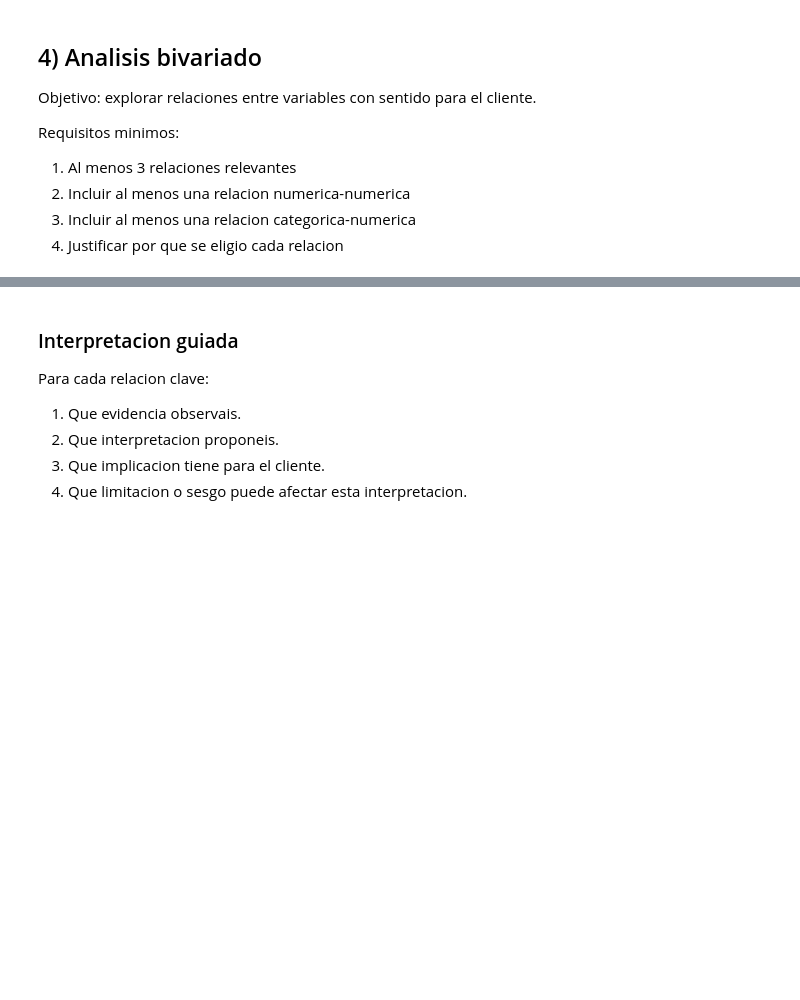
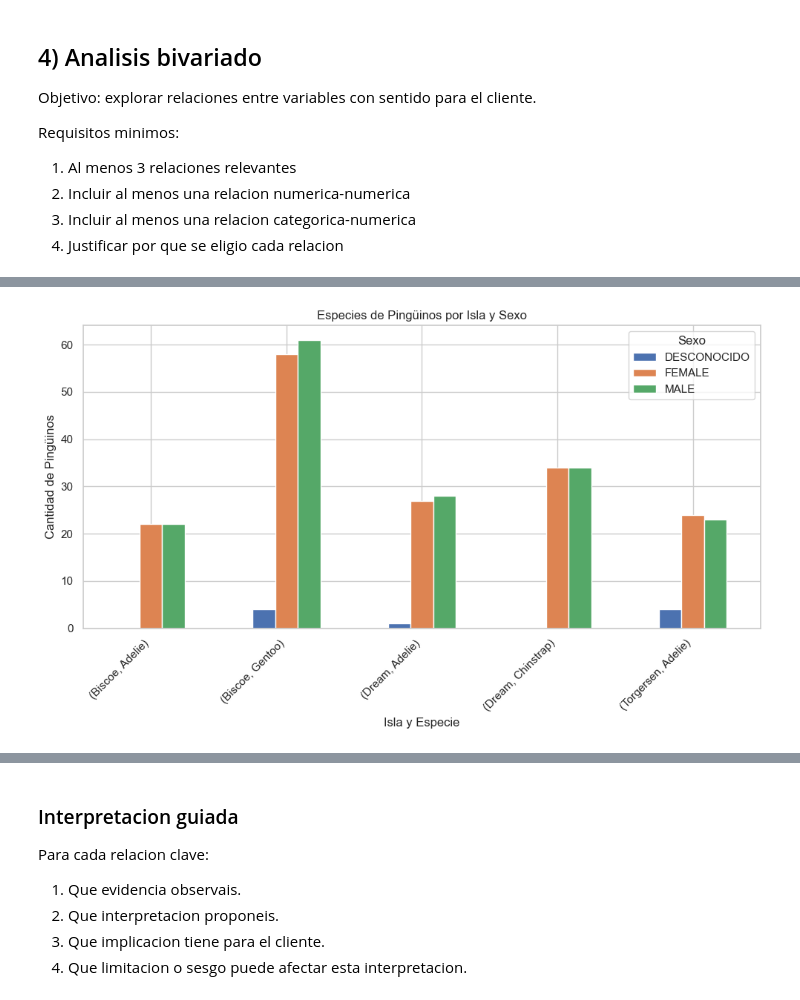
Before and after one commit to JosePuges/Proyecto-pinguino-Team-3, a Jupyter notebook: proyecto-curie-pinguinos.ipynb, the cells around one changed output, grey strips where cells are left out. Drawn from its saved outputs; the diff is of its cells as text; code cells hidden in the pictures; blank space fills up the shorter version.

```diff
--- a/proyecto-curie-pinguinos.ipynb
+++ b/proyecto-curie-pinguinos.ipynb
@@ -552,18 +611,20 @@ plt.show()
 # %%
 # Contamos cuántos pingüinos hay de cada especie en cada isla
-conteo = df_limpio.groupby(['island', 'species']).size().unstack(fill_value=0)
+conteo = df_limpio.groupby(['island', 'species', 'sex']).size().unstack(fill_value=0)
 
 # groupby(['island', 'species']) — agrupa por isla y especie a la vez.
 # .size() — cuenta cuántos pingüinos hay en cada combinación.
 # .unstack() — convierte las especies en columnas separadas, listo para barras agrupadas.
 
 # Gráfico de barras agrupadas
 conteo.plot(kind='bar', figsize=(10, 6))
 
-plt.title('Especies de Pingüinos por Isla')
-plt.xlabel('Isla')
+plt.title('Especies de Pingüinos por Isla y Sexo')
+plt.xlabel('Isla y Especie')
 plt.ylabel('Cantidad de Pingüinos')
-plt.xticks(rotation=0)
-plt.legend(title='Especie')
+plt.xticks(rotation=45, ha='right')
+plt.legend(title='Sexo')
 plt.tight_layout()
 plt.show()
+# %% [output]
+[figure, added]
```
Also changed, not shown: parts of 11 cells of this notebook.
